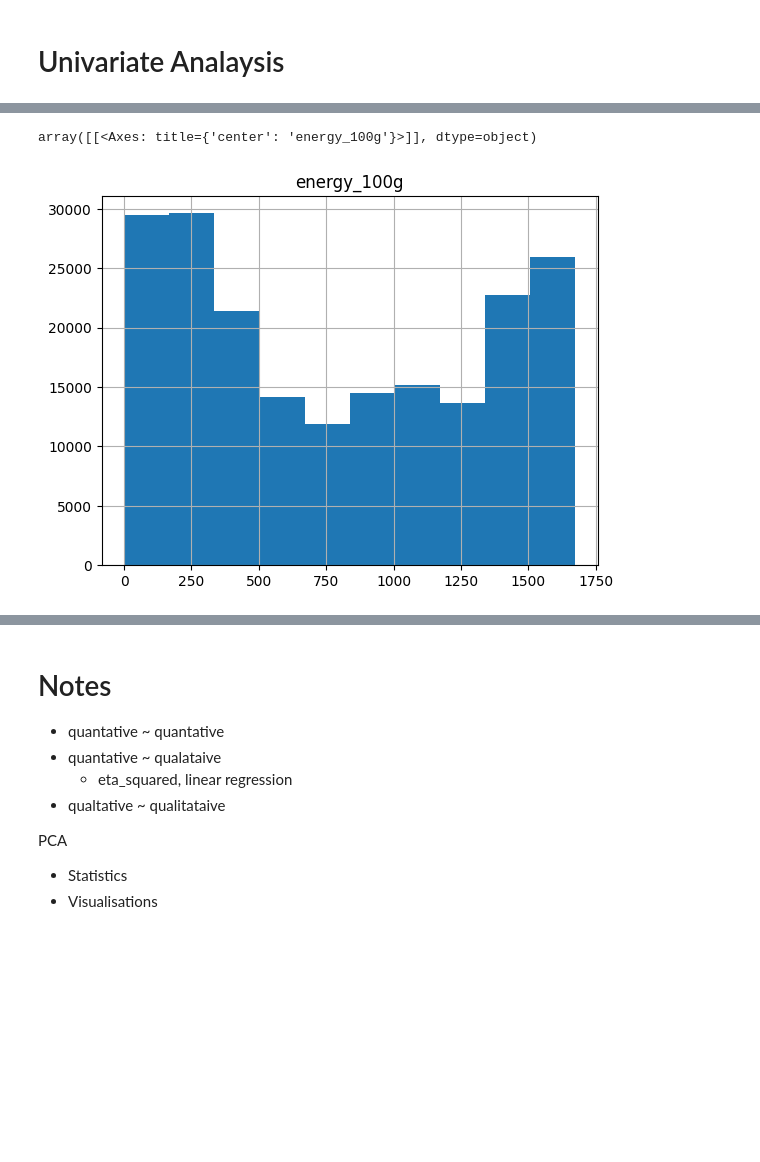
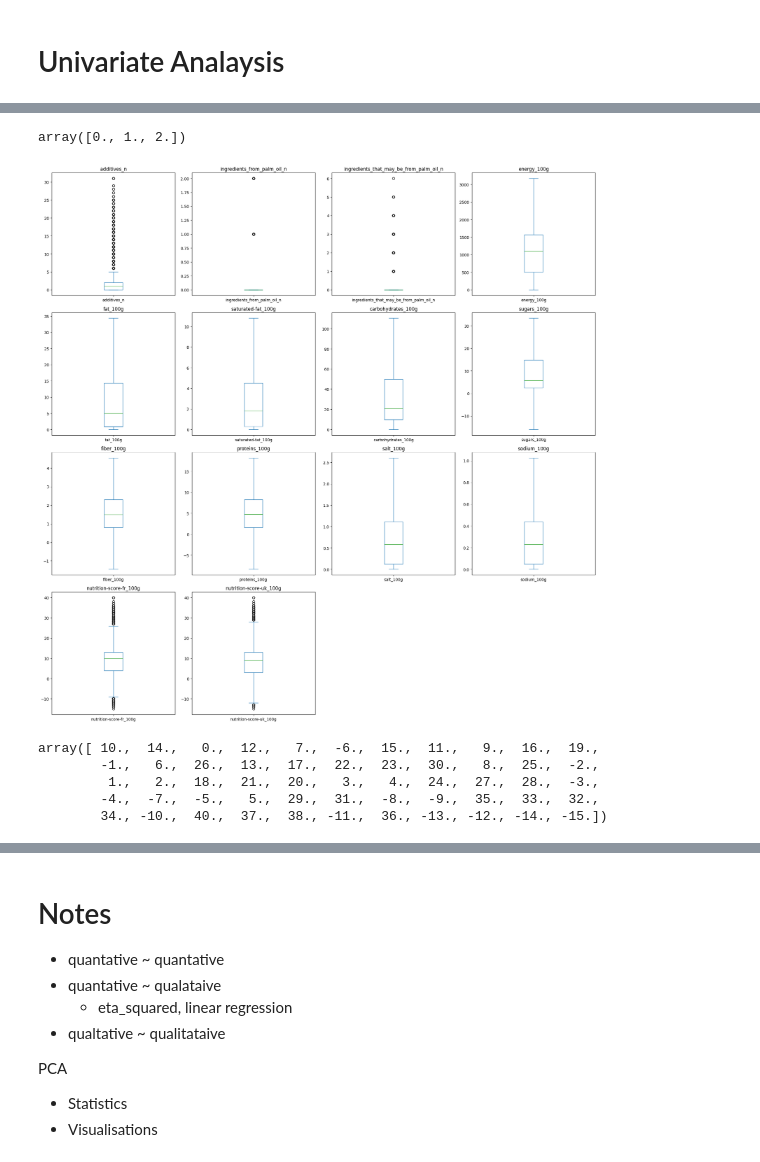
Before and after one commit to amaye15/OpenClassroom--Machine-Learning-Engineer, a Jupyter notebook: P2/P2.ipynb, the cells around one changed output, grey strips where cells are left out. Drawn from its saved outputs; the diff is of its cells as text; code cells hidden in the pictures; blank space fills up the shorter version.

```diff
--- a/P2/P2.ipynb
+++ b/P2/P2.ipynb
@@ -1,6 +3,12 @@
 # %%
 import pandas as pd
 import zipfile
+import pandas as pd
+from sklearn.impute import SimpleImputer
+from scipy import stats
+import numpy as np
+
+### Extract ###
 
 # Define path to the zip file
 zip_path = 'fr.openfoodfacts.org.products.csv.zip'
@@ -15,15 +23,17 @@ if unzip:
     with zipfile.ZipFile(zip_path, 'r') as zfile:
         zfile.extract(csv_path)
 
+### Load ###
+
 # Now we can read the extracted csv file into a DataFrame
 df = pd.read_csv(csv_path, delimiter="\t", low_memory=False)
+
+### Filter ###
 
 # Drop 100% missing values
 df.dropna(how="all", axis="columns", inplace=True)
 
-columns = df.columns.to_list()
-
-for col in columns:
+for col in df.columns.to_list():
 
     # assuming df is your DataFrame and 'column1' is your column
     missing_values_count = df[col].isnull().sum()
@@ -174,2 +124,0 @@ df[df['energy_100g']]
-# %%
-df.dropna(subset=['energy_100g'], inplace=True)
@@ -181,5 +125,37 @@ df_enery_filtered = df[df['energy_100g'] <= ceiling].copy()
-# %%
-df_enery_filtered[['nutrition_grade_fr' , 'energy_100g']].hist()
-# %% [output]
-array([[<Axes: title={'center': 'energy_100g'}>]], dtype=object)
-[figure, removed]
+# %%
+df["ingredients_from_palm_oil_n"].unique()
+# %% [output]
+array([0., 1., 2.])
+# %%
+import matplotlib.pyplot as plt
+
+# Select only numeric columns
+numeric_cols = df.select_dtypes(include=[np.number]).columns.tolist()
+
+# Calculate number of rows needed for subplots
+n = len(numeric_cols)
+n_rows = n//4 if n%4 == 0 else n//4 + 1
+
+fig, axes = plt.subplots(n_rows, 4, figsize=(20, n_rows*5))
+
+for ax, col in zip(axes.flatten(), numeric_cols):
+    df[col].plot(kind='box', ax=ax)
+    ax.set_title(col)
+
+# Remove empty subplots
+if n % 4:
+    for i in range(n, n_rows*4):
+        fig.delaxes(axes.flatten()[i])
+
+plt.tight_layout()
+plt.show()
+# %% [output]
+[figure, added]
+# %%
+df["nutrition-score-fr_100g"].unique()
+# %% [output]
+array([ 10.,  14.,   0.,  12.,   7.,  -6.,  15.,  11.,   9.,  16.,  19.,
+        -1.,   6.,  26.,  13.,  17.,  22.,  23.,  30.,   8.,  25.,  -2.,
+         1.,   2.,  18.,  21.,  20.,   3.,   4.,  24.,  27.,  28.,  -3.,
+        -4.,  -7.,  -5.,   5.,  29.,  31.,  -8.,  -9.,  35.,  33.,  32.,
+        34., -10.,  40.,  37.,  38., -11.,  36., -13., -12., -14., -15.])
```
Also changed, not shown: parts of 17 cells of this notebook.
